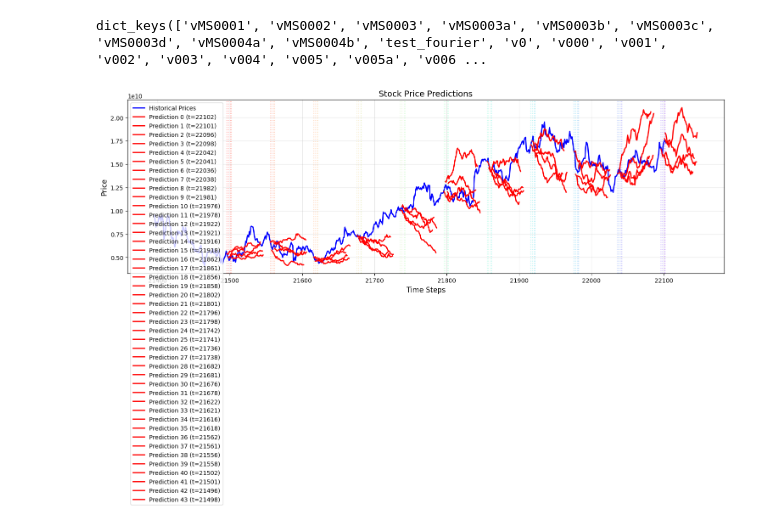
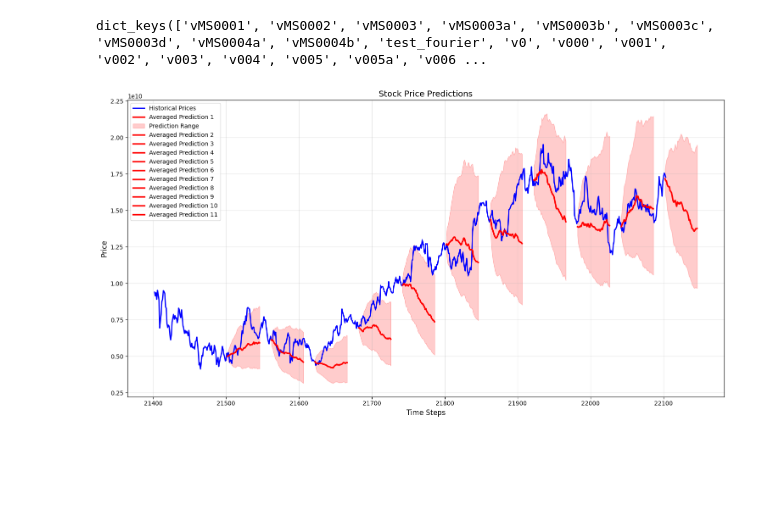
Before and after one commit to voxmenthe/FINPAK, a Jupyter notebook: src/finpak/transformer_predictions/inf_nb.ipynb, the cells around one changed output. Saved outputs shown, nothing was run; the diff lists cells and outputs as text; code cells hidden in the pictures; blank space fills up the shorter version.

Commit message:
current working state with confidence cone hparams

```diff
--- a/src/finpak/transformer_predictions/inf_nb.ipynb
+++ b/src/finpak/transformer_predictions/inf_nb.ipynb
@@ -58,6 +58,13 @@ STABILITY_THRESHOLD = 0.02 # 0.015  # Max allowed daily return (decrease for mor
 DAMPENING_FACTOR = 0.95  #   0.65    # Price dampening (decrease for more stability)
 EWMA_ALPHA = 0.85 # 0.2          # Price smoothing (decrease for more stability)
 RETURN_SCALING_POWER = 0.75 # 1 # Increase to scale down longer term returns more and decrease to increase their impact
+
+# Uncertainty Parameters - higher uncertainty = wider cones
+BASE_UNCERTAINTY = 0.0001 # 0.0005 # Initial uncertainty level (as fraction)
+UNCERTAINTY_GROWTH = 0.00005 # 0.00025 # Rate at which uncertainty grows per step (as fraction)
+MAX_UNCERTAINTY_SINGLE = 0.12 # 0.1 # Maximum bounds for single horizon (±20%)
+MAX_UNCERTAINTY_MULTI = 0.35 # 0.25 # Maximum bounds for multi horizon (±50%)
+UNCERTAINTY_DAMPING = 0.31 # 0.05 # Dampening factor for uncertainty growth - higher is more dampening = narrower cones
 
 # Multi-horizon Parameters
 USE_MULTI_HORIZON = True # False # Ideally set to True
@@ -115,31 +122,48 @@ last_valid_idx = torch.where(torch.isfinite(combined_prices))[0][-1].item()
 
 # Generate valid start indices
 start_indices = []
 for base_idx in TOP_LEVEL_INDICES:
     for offset in OFFSET_STEPS:
         idx = last_valid_idx - (base_idx + abs(offset))
         if idx >= total_required_history:
             start_indices.append(idx)
 
+averaged_indices = []
+for base_idx in TOP_LEVEL_INDICES:
+    sub_indices = []
+    for offset in OFFSET_STEPS:
+        idx = last_valid_idx - (base_idx + abs(offset))
+        if idx >= total_required_history:
+            sub_indices.append(idx)
+    averaged_indices.append(sub_indices)
+
+start_indices = None
+
 # ============= Make Predictions =============
 predict_from_checkpoint(
     checkpoint_path=CHECKPOINT_PATH,
     price_series=combined_prices,
     start_indices=start_indices,
+    averaged_indices=averaged_indices,
     n_steps=N_FUTURE_STEPS,
     config=CONFIG,
     model_params=MODEL_PARAMS,
     use_multi_horizon=USE_MULTI_HORIZON,
     stability_threshold=STABILITY_THRESHOLD,  # Max % daily move - decrease for more stability
     dampening_factor=DAMPENING_FACTOR,  # Stronger dampening - decrease for more stability
     ewma_alpha=EWMA_ALPHA,  # More smoothing - decrease for more stability
     horizon_weights=HORIZON_WEIGHTS, # [0.5, 0.5], # [0.3, 0.7],
     use_forcing=USE_FORCING,
     forcing_halflife=FORCING_HALFLIFE,
     temperature=TEMPERATURE,
     use_sampling=USE_SAMPLING,
     return_scaling_power=RETURN_SCALING_POWER,
+    base_uncertainty=BASE_UNCERTAINTY,
+    uncertainty_growth=UNCERTAINTY_GROWTH,
+    max_uncertainty_single=MAX_UNCERTAINTY_SINGLE,
+    max_uncertainty_multi=MAX_UNCERTAINTY_MULTI,
+    uncertainty_damping=UNCERTAINTY_DAMPING,
     debug=False,
 )
 # %% [output]
-[figure, old version]
+[figure, new version]
```
Also changed, not shown: parts of 15 cells of this notebook, 4 other files.
